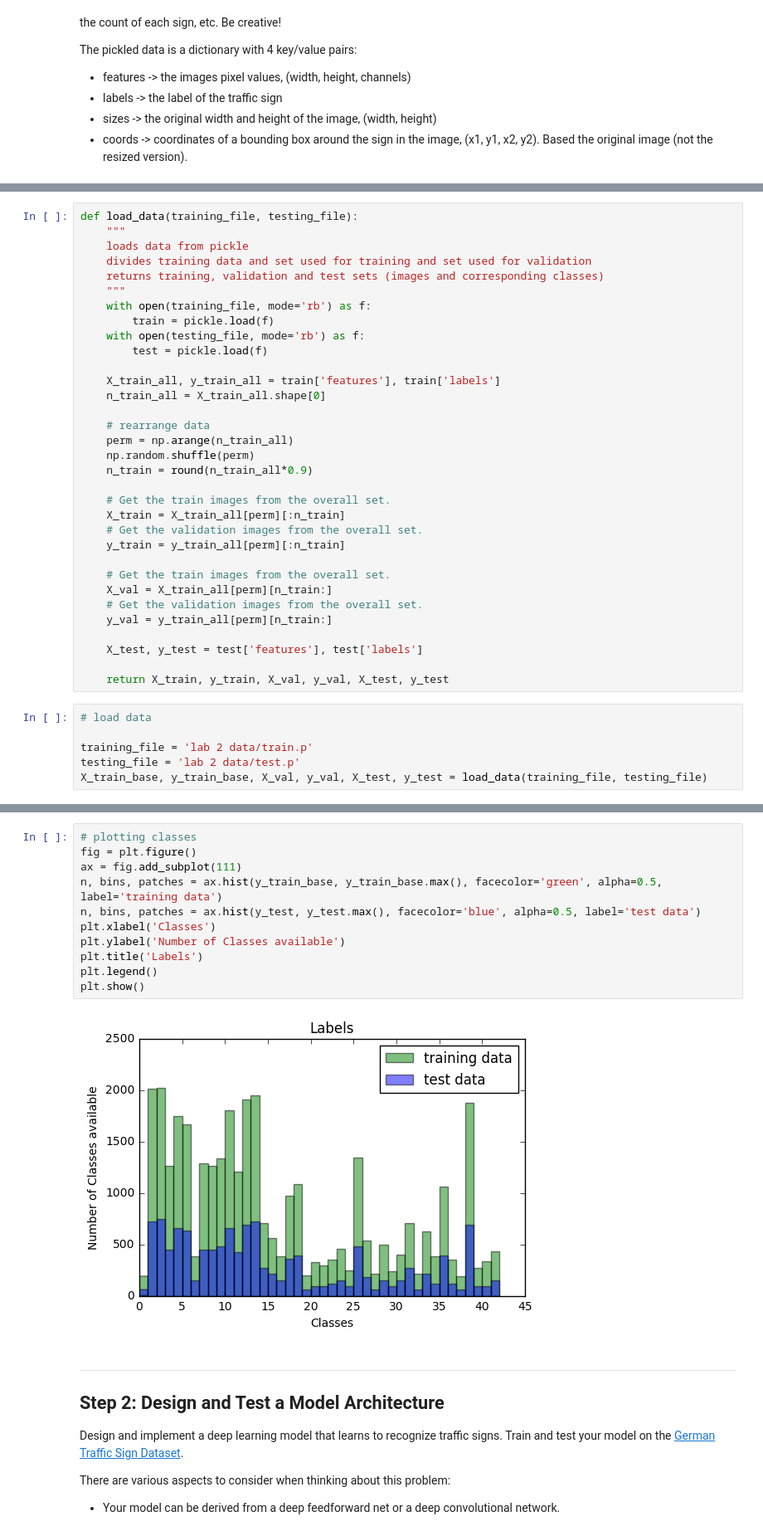
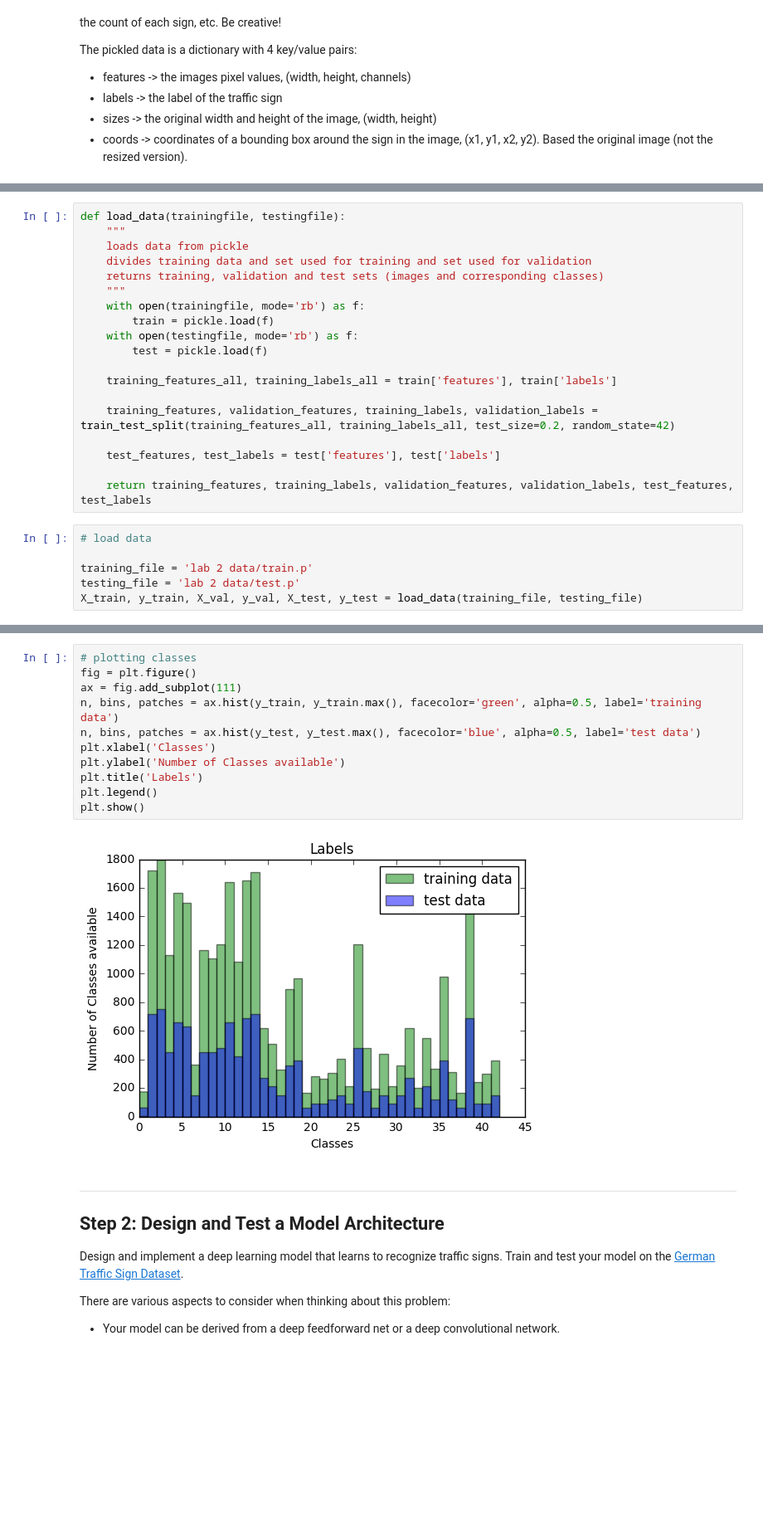
Before and after one commit to klemense1/traffic-signs, a Jupyter notebook: Traffic_Signs_Recognition.ipynb, the cells around one changed output, grey strips where cells are left out. Shown at 83% size. Drawn from its saved outputs; the diff is of its cells as text; blank space fills up the shorter version.

```diff
--- a/Traffic_Signs_Recognition.ipynb
+++ b/Traffic_Signs_Recognition.ipynb
@@ -40,42 +43,28 @@ import matplotlib.image as mpimg
 # %%
-def load_data(training_file, testing_file):
+def load_data(trainingfile, testingfile):
     """
     loads data from pickle
     divides training data and set used for training and set used for validation
     returns training, validation and test sets (images and corresponding classes)
     """
-    with open(training_file, mode='rb') as f:
+    with open(trainingfile, mode='rb') as f:
         train = pickle.load(f)
-    with open(testing_file, mode='rb') as f:
+    with open(testingfile, mode='rb') as f:
         test = pickle.load(f)
 
-    X_train_all, y_train_all = train['features'], train['labels']
-    n_train_all = X_train_all.shape[0]
+    training_features_all, training_labels_all = train['features'], train['labels']
 
-    # rearrange data
-    perm = np.arange(n_train_all)
-    np.random.shuffle(perm)
-    n_train = round(n_train_all*0.9)
+    training_features, validation_features, training_labels, validation_labels = train_test_split(training_features_all, training_labels_all, test_size=0.2, random_state=42)
 
-    # Get the train images from the overall set.
-    X_train = X_train_all[perm][:n_train]
-    # Get the validation images from the overall set.
-    y_train = y_train_all[perm][:n_train]
+    test_features, test_labels = test['features'], test['labels']
 
-    # Get the train images from the overall set.
-    X_val = X_train_all[perm][n_train:]
-    # Get the validation images from the overall set.
-    y_val = y_train_all[perm][n_train:]
-
-    X_test, y_test = test['features'], test['labels']
-
-    return X_train, y_train, X_val, y_val, X_test, y_test
+    return training_features, training_labels, validation_features, validation_labels, test_features, test_labels
 # %%
 # load data
 
 training_file = 'lab 2 data/train.p'
 testing_file = 'lab 2 data/test.p'
-X_train_base, y_train_base, X_val, y_val, X_test, y_test = load_data(training_file, testing_file)
+X_train, y_train, X_val, y_val, X_test, y_test = load_data(training_file, testing_file)
 # %%
 ### To start off let's do a basic data summary.
 
@@ -199,16 +195,16 @@ plot_images(images=images_rand, cls_true=cls_true_rand)
 # %%
 # plotting classes
 fig = plt.figure()
 ax = fig.add_subplot(111)
-n, bins, patches = ax.hist(y_train_base, y_train_base.max(), facecolor='green', alpha=0.5, label='training data')
+n, bins, patches = ax.hist(y_train, y_train.max(), facecolor='green', alpha=0.5, label='training data')
 n, bins, patches = ax.hist(y_test, y_test.max(), facecolor='blue', alpha=0.5, label='test data')
 plt.xlabel('Classes')
 plt.ylabel('Number of Classes available')
 plt.title('Labels')
 plt.legend()
 plt.show()
 # %% [output]
-[figure, old version]
+[figure, new version]
 # %% [markdown]
 ----
 
```
Also changed, not shown: parts of 28 cells of this notebook.
